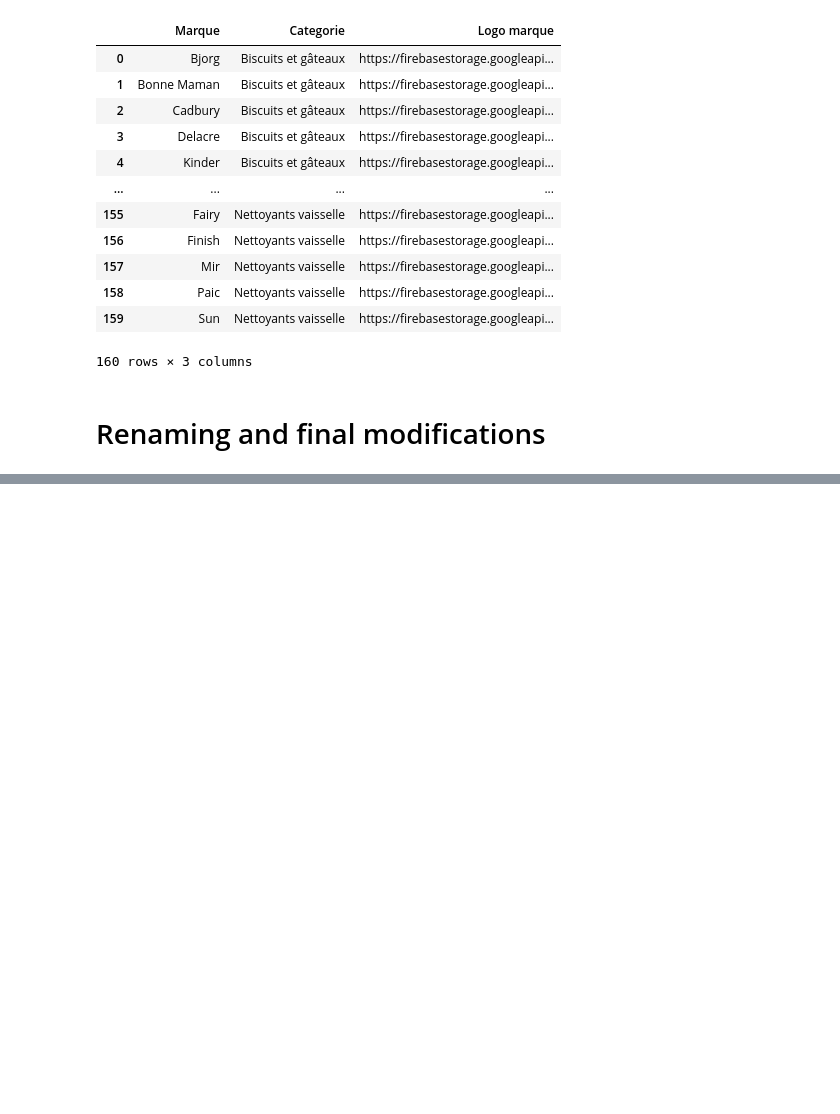
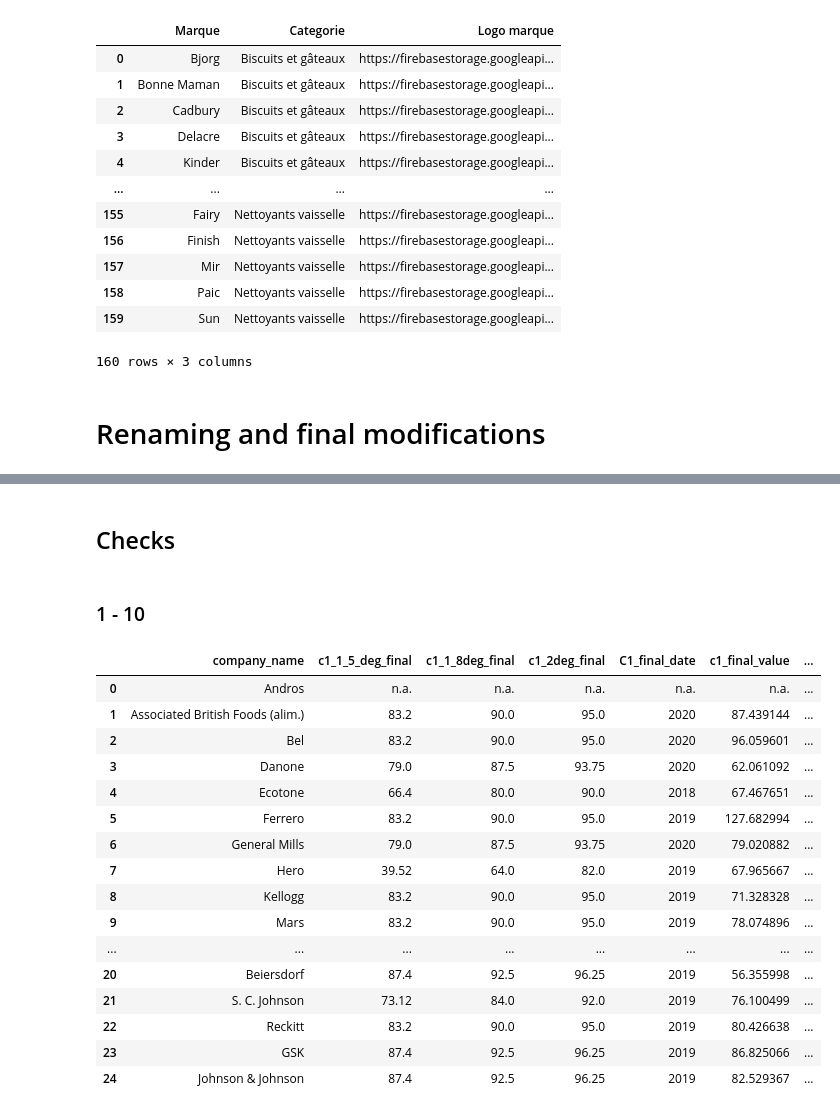
Before and after one commit to dataforgoodfr/batch10_notaclimat, a Jupyter notebook: data_engineering/data_engineering_1.ipynb, the cells around one changed output, grey strips where cells are left out. Saved outputs shown, nothing was run; the diff lists cells and outputs as text; code cells hidden in the pictures; blank space fills up the shorter version.

```diff
--- a/data_engineering/data_engineering_1.ipynb
+++ b/data_engineering/data_engineering_1.ipynb
@@ -53,29 +35,0 @@ df_final['company_id'] = [encode(x) for x in df_final['Group']]
-# %%
-top_5_brands_names=[]
-top_5_brands_logos=[]
-
-# Do a loop over the list of groups and filter the table df_top_brands on the group name
-# Keep only the first 5 groups
-# If less than 5 groups, print 'NaN' instead
-
-for (k,group) in enumerate(list_groups):
-    df_top_brands = df_companies_brands[df_companies_brands["Groupe"]==group].sort_values("Ordre")[:5]
-
-    group_5_brand_name=[]
-    group_5_brand_logo=[]
-
-    for i in range(5):
-        if i<len(df_top_brands):
-            group_5_brand_name.append(df_top_brands["Marques"].iloc[i])
-            group_5_brand_logo.append(df_top_brands["Logo"].iloc[i])
-
-        else:
-            group_5_brand_name.append('NaN')
-            group_5_brand_logo.append('NaN')
-
-    top_5_brands_names.append(group_5_brand_name)
-    top_5_brands_logos.append(group_5_brand_logo)
-
-
-df_final["top_brands"] = top_5_brands_names
-df_final[["Logo brand 1","Logo brand 2","Logo brand 3","Logo brand 4","Logo brand 5"]] = top_5_brands_logos
@@ -208,8 +182,8 @@ df_direct_commitment
 # %%
 # This assumes that there is always a value for global score
-df_final[["global_score_hexa_color_code","global_score_short_label"]] = df_final["Global score"].apply(lambda x: df_global_score.loc[x])[["Color Hex", "Short label"]]
-
-# TODO : logo
+df_final[["global_score_hexa_color_code","global_score_short_label",
+          "global_score_logo_path"]] = df_final["Global score"].apply(
+    lambda x: df_global_score.loc[x])[["Color Hex", "Short label","Logo path"]]
 # %% [markdown]
 ### Direct score
 # %%
@@ -549,7 +462,7 @@ Index(['Group', 'Sector', 'Logo', 'Country code', 'Turnover',
 # %%
+df_data_viz = df_final.copy(deep=True)
 df_data_viz = df_data_viz.rename(columns={
     "Group": "company_name",
-    "Logo": "",
     "Sector": "sector",
     "C1 final value": "c1_final_value",
     "C1 2deg final": "c1_2deg_final",
@@ -557,12 +470,14 @@ df_data_viz = df_data_viz.rename(columns={
     "C1 1,5deg final": "c1_1_5_deg_final",
     "C1 initial date": "C1_initial_date",
     "C1 final date": "C1_final_date",
+    "C1 direct level": "direct_level",
     "C2 final value": "c2_final_value",
     "C2 2deg final": "c2_2deg_final",
     "C2 1,8deg final": "c2_1_8deg_final",
     "C2 1,5deg final": "c2_1_5deg_final",
     "C2 initial date": "C2_initial_date",
     "C2 final date": "C2_final_date",
+    "C2 complete level": "complete_level",
     "Comment": "comment",
     "Global score": "global_score",
     "C1 direct score": "direct_score",
@@ -636,0 +567,27 @@ Name: Group, dtype: object
+# %% [markdown]
+## Checks
+# %% [markdown]
+### 1 - 10
+# %%
+list_check=["company_name","c1_1_5_deg_final","c1_1_8deg_final","c1_2deg_final","C1_final_date",
+                          "c1_final_value","C1_initial_date","c2_1_5deg_final","c2_1_8deg_final","c2_2deg_final"]
+# %%
+df_data_viz[list_check]
+# %% [output]
+|  | company_name | c1_1_5_deg_final | c1_1_8deg_final | c1_2deg_final | C1_final_date | c1_final_value | ... |
+| 0 | Andros | n.a. | n.a. | n.a. | n.a. | n.a. | ... |
+| 1 | Associated British Foods (alim.) | 83.2 | 90.0 | 95.0 | 2020 | 87.439144 | ... |
+| 2 | Bel | 83.2 | 90.0 | 95.0 | 2020 | 96.059601 | ... |
+| 3 | Danone | 79.0 | 87.5 | 93.75 | 2020 | 62.061092 | ... |
+| 4 | Ecotone | 66.4 | 80.0 | 90.0 | 2018 | 67.467651 | ... |
+| 5 | Ferrero | 83.2 | 90.0 | 95.0 | 2019 | 127.682994 | ... |
+| 6 | General Mills | 79.0 | 87.5 | 93.75 | 2020 | 79.020882 | ... |
+| 7 | Hero | 39.52 | 64.0 | 82.0 | 2019 | 67.965667 | ... |
+| 8 | Kellogg | 83.2 | 90.0 | 95.0 | 2019 | 71.328328 | ... |
+| 9 | Mars | 83.2 | 90.0 | 95.0 | 2019 | 78.074896 | ... |
+| ... | ... | ... | ... | ... | ... | ... | ... |
+| 20 | Beiersdorf | 87.4 | 92.5 | 96.25 | 2019 | 56.355998 | ... |
+| 21 | S. C. Johnson | 73.12 | 84.0 | 92.0 | 2019 | 76.100499 | ... |
+| 22 | Reckitt | 83.2 | 90.0 | 95.0 | 2019 | 80.426638 | ... |
+| 23 | GSK | 87.4 | 92.5 | 96.25 | 2019 | 86.825066 | ... |
+| 24 | Johnson & Johnson | 87.4 | 92.5 | 96.25 | 2019 | 82.529367 | ... |
```
Also changed, not shown: parts of 70 cells of this notebook, 1 other file.
